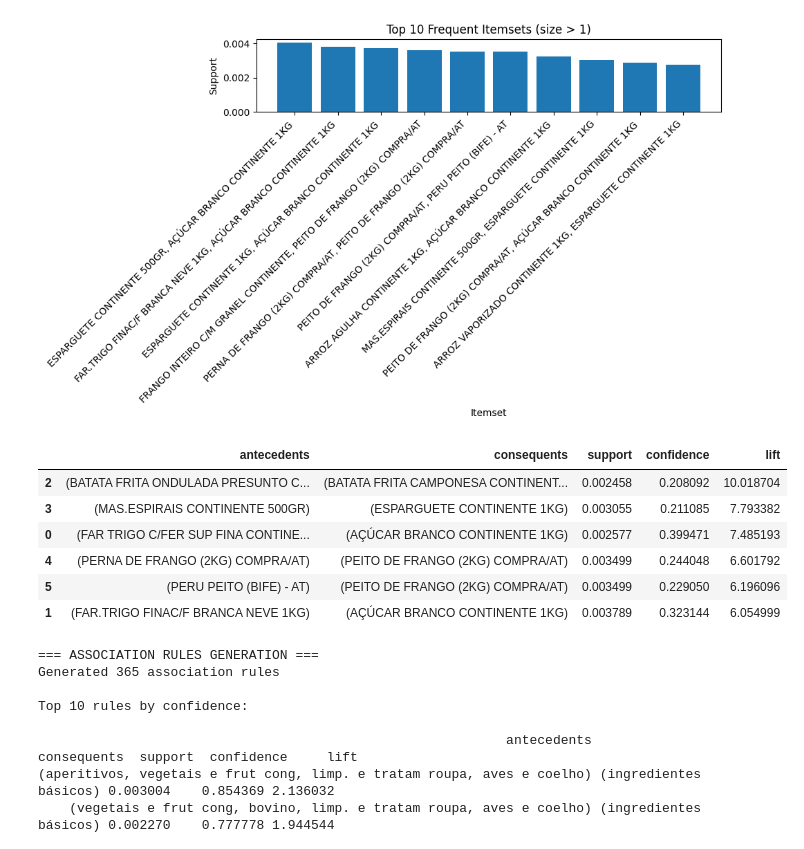
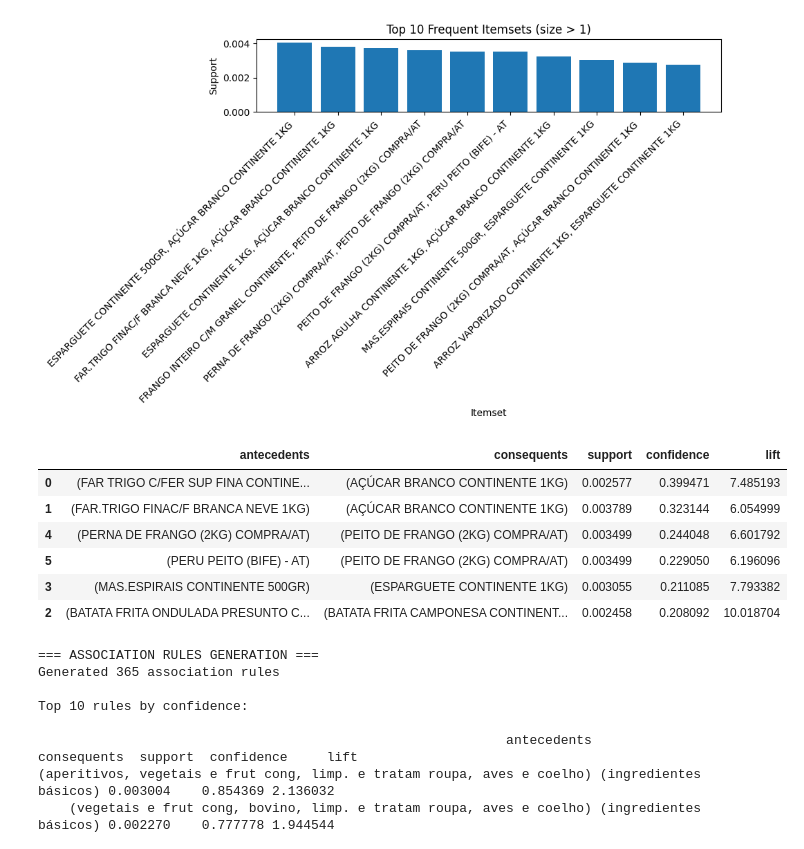
Before and after one commit to tatiana-madureira/VS-CODE, a Jupyter notebook: DescrAnalytics_Project- versão Margarida.ipynb, the cells around one changed output. Saved outputs shown, nothing was run; the diff lists cells and outputs as text; code cells hidden in the pictures.

```diff
--- a/DescrAnalytics_Project- versão Margarida.ipynb
+++ b/DescrAnalytics_Project- versão Margarida.ipynb
@@ -241,28 +241,28 @@ Número de combinações com suporte >= 0.002: 23
 # %%
 from mlxtend.frequent_patterns import association_rules
 
 # Gerar regras
 rules = association_rules(freq_copurchased, metric="confidence", min_threshold=0.2)
 
 # Adicionar coluna com o número de itens no antecedente
 rules['antecedent_len'] = rules['antecedents'].apply(lambda x: len(x))
 
 # Filtrar regras com pelo menos 1 item no antecedente e suporte mínimo
 rules_filtered = rules[(rules['antecedent_len'] >= 1) & (rules['support'] >= 0.002)]
 
 # Ordenar por lift e mostrar as top 10
-top10_rules = rules_filtered.sort_values(by='lift', ascending=False).head(10)
+top10_rules = rules_filtered.sort_values(by='confidence', ascending=False).head(10)
 
 # Mostrar colunas relevantes
 top10_rules[['antecedents', 'consequents', 'support', 'confidence', 'lift']]
 # %% [output]
 |  | antecedents | consequents | support | confidence | lift |
-| 2 | (BATATA FRITA ONDULADA PRESUNTO C... | (BATATA FRITA CAMPONESA CONTINENT... | 0.002458 | 0.208092 | 10.018704 |
-| 3 | (MAS.ESPIRAIS CONTINENTE 500GR) | (ESPARGUETE CONTINENTE 1KG) | 0.003055 | 0.211085 | 7.793382 |
 | 0 | (FAR TRIGO C/FER SUP FINA CONTINE... | (AÇÚCAR BRANCO CONTINENTE 1KG) | 0.002577 | 0.399471 | 7.485193 |
+| 1 | (FAR.TRIGO FINAC/F BRANCA NEVE 1KG) | (AÇÚCAR BRANCO CONTINENTE 1KG) | 0.003789 | 0.323144 | 6.054999 |
 | 4 | (PERNA DE FRANGO (2KG) COMPRA/AT) | (PEITO DE FRANGO (2KG) COMPRA/AT) | 0.003499 | 0.244048 | 6.601792 |
 | 5 | (PERU PEITO (BIFE) - AT) | (PEITO DE FRANGO (2KG) COMPRA/AT) | 0.003499 | 0.229050 | 6.196096 |
-| 1 | (FAR.TRIGO FINAC/F BRANCA NEVE 1KG) | (AÇÚCAR BRANCO CONTINENTE 1KG) | 0.003789 | 0.323144 | 6.054999 |
+| 3 | (MAS.ESPIRAIS CONTINENTE 500GR) | (ESPARGUETE CONTINENTE 1KG) | 0.003055 | 0.211085 | 7.793382 |
+| 2 | (BATATA FRITA ONDULADA PRESUNTO C... | (BATATA FRITA CAMPONESA CONTINENT... | 0.002458 | 0.208092 | 10.018704 |
 # %%
 # Supondo que você tenha um DataFrame com as transações (ex: trans_id, cat_dsc_ext)
 # Agrupar categorias por transação
```
